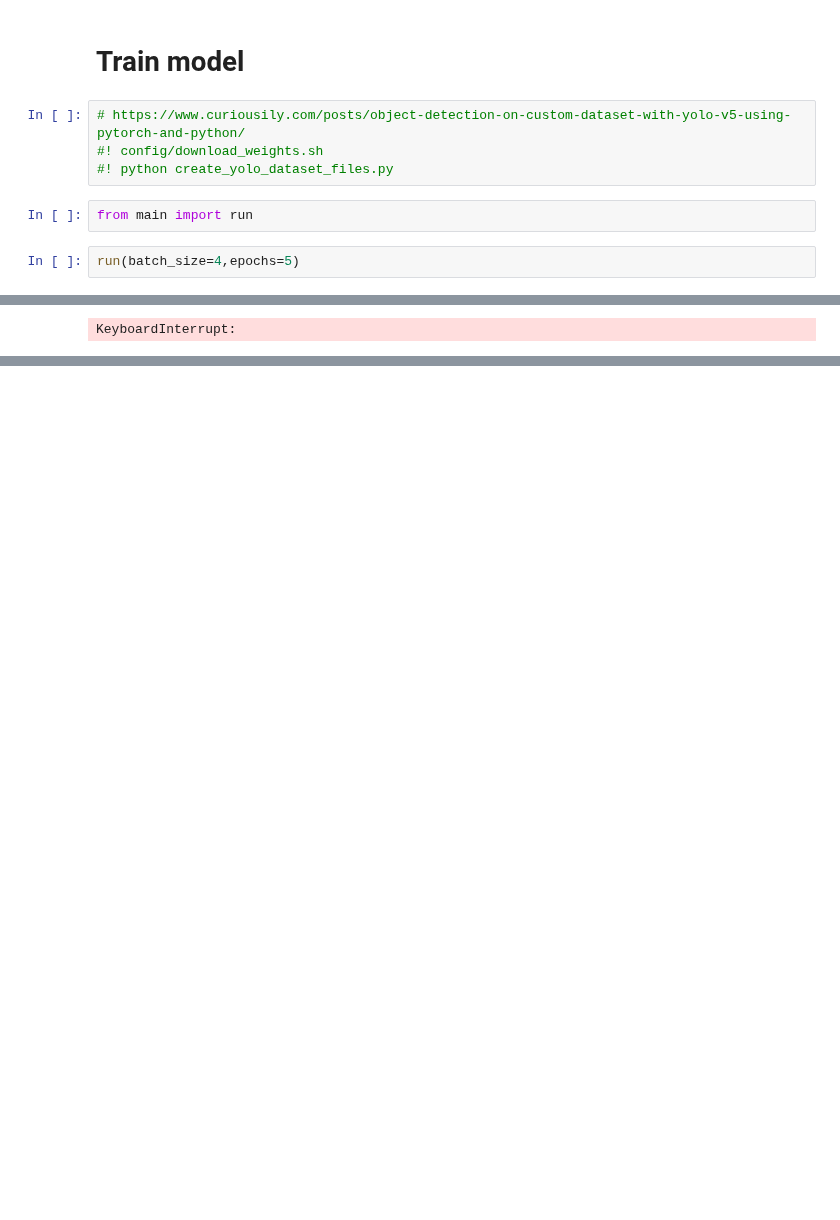
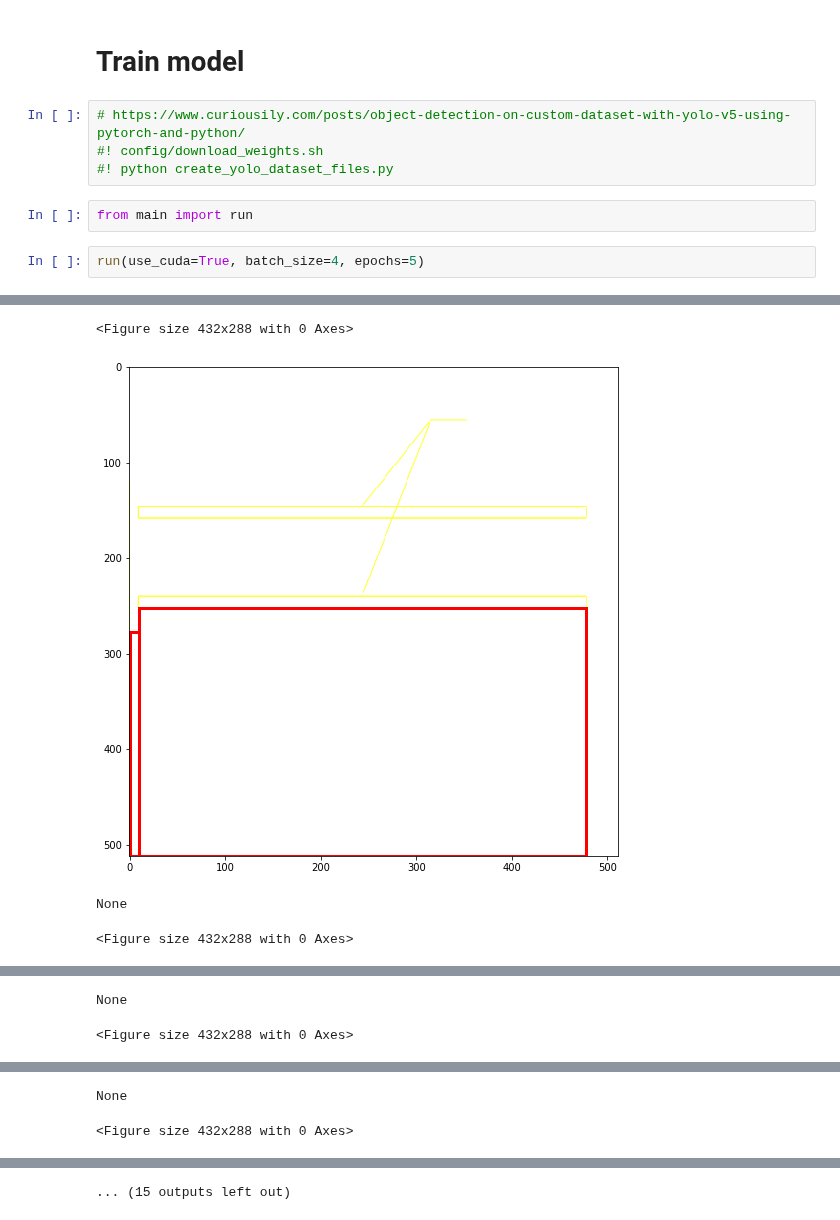
Before and after one commit to mihanick/dwg-crawl, a Jupyter notebook: JupyterNotebooks/2. Train.ipynb, the cells around one changed output, grey strips where cells are left out. Drawn from its saved outputs; the diff is of its cells as text; blank space fills up the shorter version.

```diff
--- a/JupyterNotebooks/2. Train.ipynb
+++ b/JupyterNotebooks/2. Train.ipynb
@@ -7,5 +7,5 @@
 # %%
 from main import run
 # %%
-run(batch_size=4,epochs=5)
+run(use_cuda=True, batch_size=4, epochs=5)
 # %% [output]
@@ -18 +29,4 @@ run(batch_size=4,epochs=5)
-KeyboardInterrupt:
+<Figure size 432x288 with 0 Axes>
+[figure, added]
+None
+<Figure size 432x288 with 0 Axes>
@@ -18,0 +34,2 @@ KeyboardInterrupt:
+None
+<Figure size 432x288 with 0 Axes>
@@ -18,0 +37,2 @@ KeyboardInterrupt:
+None
+<Figure size 432x288 with 0 Axes>
@@ -18,0 +40 @@ KeyboardInterrupt:
+... (15 outputs left out)
```
Also changed, not shown: parts of 1 cell of this notebook, 4 other files.
